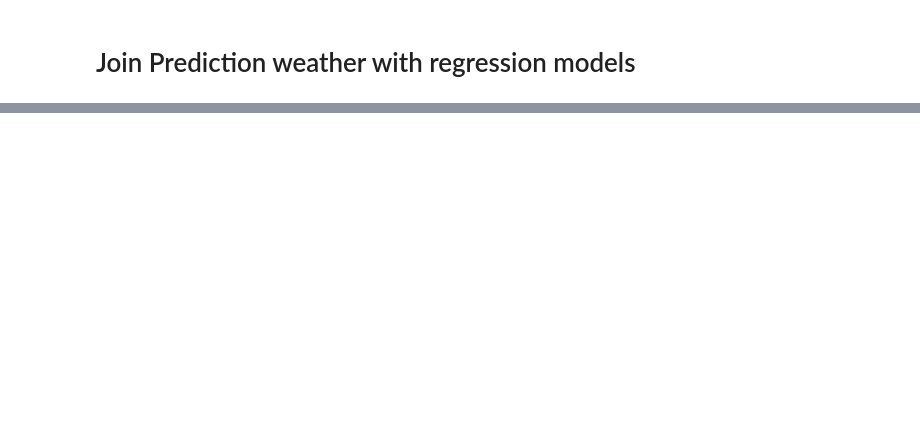
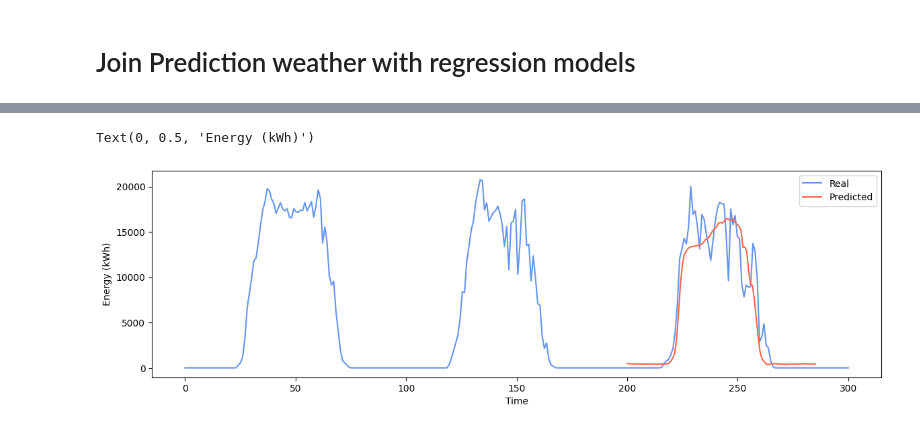
Before and after one commit to colaresm/solar-power-prediction, a Jupyter notebook: solar_energy_prediction.ipynb, the cells around one changed output, grey strips where cells are left out. Saved outputs shown, nothing was run; the diff lists cells and outputs as text; code cells hidden in the pictures; blank space fills up the shorter version.

```diff
--- a/solar_energy_prediction.ipynb
+++ b/solar_energy_prediction.ipynb
@@ -472,0 +523,32 @@ Epoch 50/50
+# %%
+start = 0
+end = 200
+win = 100
+
+predicted_irradiation = predict_weather_series(irradiantion_autoreg,irradiation_lstm_scaler,irradiation_serie[start:end],win)
+predicted_temperature = predict_weather_series(temperature_autoreg,temperature_lstm_scaler,temperature_serie[start:end],win)
+# %%
+df_to_predict = pd.DataFrame({
+    "AMBIENT_TEMPERATURE":predicted_temperature,
+    "IRRADIATION": predicted_irradiation
+})
+# %%
+X = np.array(df_to_predict)
+X_scaled = features_scaler.transform(X)
+# %%
+energy_prediction = mlp_reg.predict(X_scaled)
+energy_prediction = target_scaler.inverse_transform(energy_prediction.reshape(-1, 1))
+# %%
+time_real = np.linspace(start,end+win,end+win)
+time_predicted = np.linspace(end,end+win-15,win)
+
+
+plt.figure(figsize=(14, 4))
+plt.plot(time_real,y[start:end+win],label="Real",color="cornflowerblue")
+plt.plot(time_predicted,energy_prediction,label="Predicted",color="tomato")
+plt.legend()
+plt.xlabel("Time")
+plt.ylabel("Energy (kWh)")
+# %% [output]
+Text(0, 0.5, 'Energy (kWh)')
+[figure, added]
```
Also changed, not shown: parts of 10 cells of this notebook, 4 other files.
